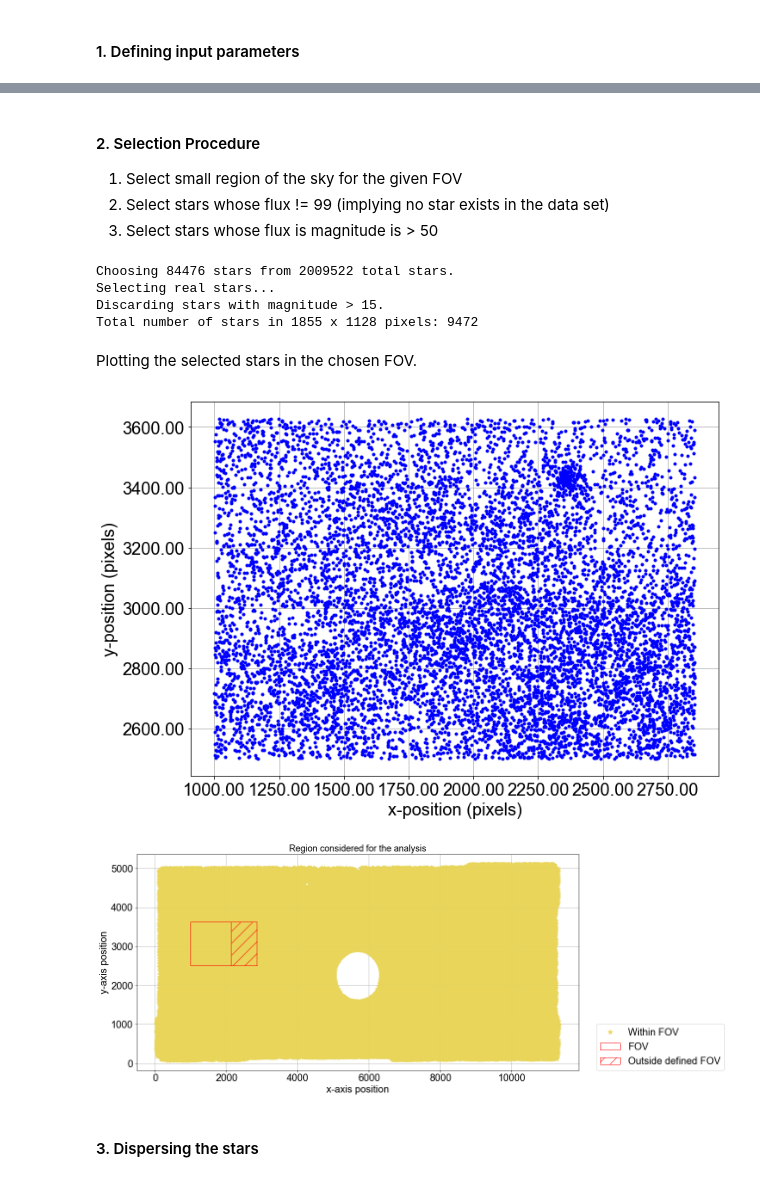
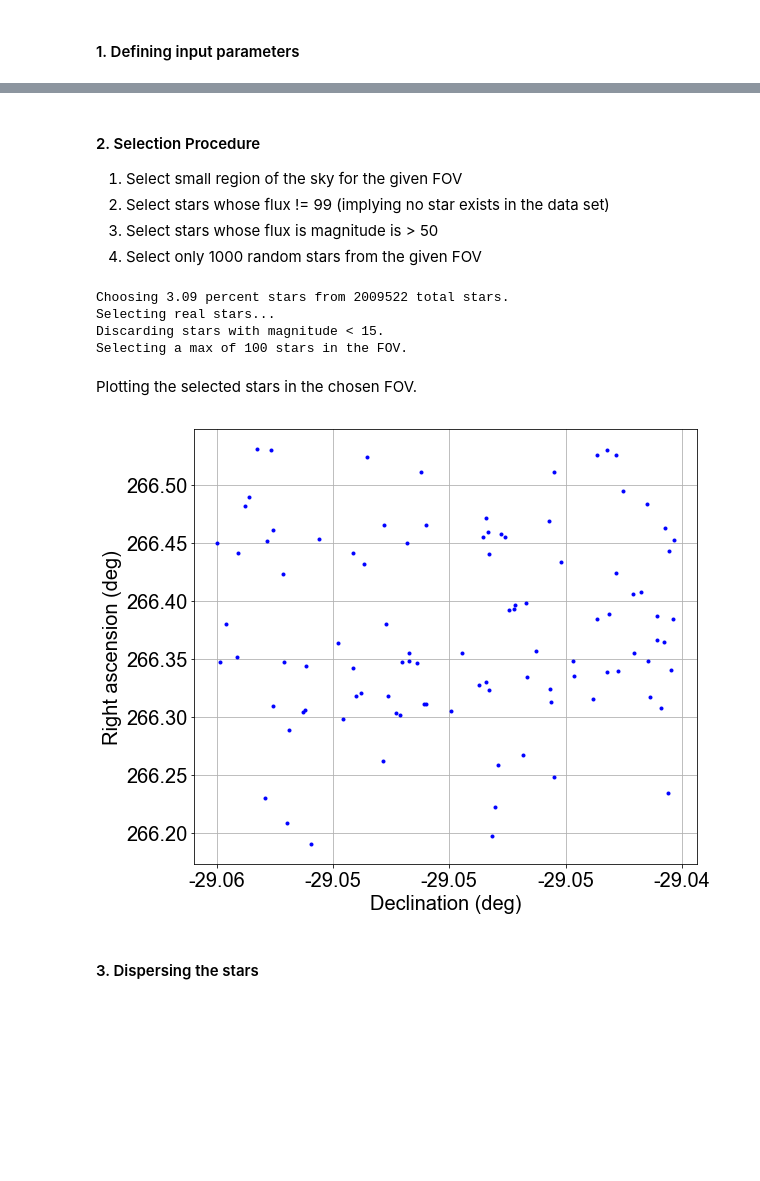
Before and after one commit to SoumyaShreeram/Slitless_spectroscopy, a Jupyter notebook: 02_Using_GALACTICNUCLEUS_catalog_to_produce_spectral_images.ipynb, the cells around one changed output, grey strips where cells are left out. Saved outputs shown, nothing was run; the diff lists cells and outputs as text; code cells hidden in the pictures; blank space fills up the shorter version.

```diff
--- a/02_Using_GALACTICNUCLEUS_catalog_to_produce_spectral_images.ipynb
+++ b/02_Using_GALACTICNUCLEUS_catalog_to_produce_spectral_images.ipynb
@@ -115,40 +86,38 @@ x_pos_full, y_pos_full, mag_H_full, mag_Ks_full = ssfm.readCatalogFile(filename,
 1. Select small region of the sky for the given FOV
 2. Select stars whose flux != 99 (implying no star exists in the data set)
 3. Select stars whose flux is magnitude is > 50
+4. Select only 1000 random stars from the given FOV
 # %%
+mag_Ks, ra_Ks, de_Ks, errors = ssfm.readCatalogFile(filename)
+
 # step 1: defining the FOV to be a few arcmin x arcmin
-x_pos, y_pos, mag_H, mag_Ks = ssfm.selectFOV(limits, x_pos_full, y_pos_full, mag_H_full, mag_Ks_full)
+de_idx_array = ssfm.selectFOV(de_ll, de_ul, de_Ks)
+mag_Ks, ra_Ks, de_Ks = mag_Ks[de_idx_array], ra_Ks[de_idx_array], de_Ks[de_idx_array]
 
 # step 2: make sure data is free of rogue points i.e. flux = 99 points
-x_pos, y_pos, mag_H, mag_Ks = ssfm.selectRealStars(x_pos, y_pos, mag_H, mag_Ks)
+mag_Ks, ra_Ks, de_Ks = ssfm.selectRealStars(mag_Ks, ra_Ks, de_Ks)
 
 # step 3: setting lower limit on the flux
-x_pos, y_pos, mag_H, mag_Ks = ssfm.cutOffFlux(cut_off_ll, x_pos, y_pos, mag_H, mag_Ks)
+mag_Ks, ra_Ks, de_Ks = ssfm.cutOffFlux(mag_Ks, ra_Ks, de_Ks, cut_off_ll)
 
-print('Total number of stars in %d x %d pixels: %d'%(u_pix_arr[0], u_pix_arr[1], len(mag_Ks)))
-np.save('Data/selected_FOV_og.npy', [x_pos, y_pos, mag_H, mag_Ks])
+# step 4: select a few thousand stars within the FOV
+mag_Ks, ra_Ks, de_Ks = ssfm.selectMaxStars(mag_Ks, ra_Ks, de_Ks, max_stars)
 # %% [output]
-Choosing 84476 stars from 2009522 total stars.
+Choosing 3.09 percent stars from 2009522 total stars.
 Selecting real stars...
-Discarding stars with magnitude > 15.
-Total number of stars in 1855 x 1128 pixels: 9472
+Discarding stars with magnitude < 15.
+Selecting a max of 100 stars in the FOV.
 # %% [markdown]
 Plotting the selected stars in the chosen FOV.
 # %%
-fig, ax = plt.subplots(1,1,figsize=(11,8))
+fig, ax = plt.subplots(1,1,figsize=(9,8))
 
 # plotting the stars
-ax.plot(x_pos, y_pos, "b.")
-pt.setLabel(ax, 'x-position (pixels)', 'y-position (pixels)', '', 'default', 'default', legend=False)
+ax.plot(de_Ks, ra_Ks, "b.")
+pt.setLabel(ax, 'Declination (deg)', 'Right ascension (deg)', '', 'default', 'default', legend=False)
 
 pt.shortenXYaxisTicks(ax)
 # %% [output]
-[figure, old version]
+[figure, new version]
-# %%
-total_stars_FOV_params = [x_pos, y_pos, mag_H, mag_Ks]
-selected_c_pxls = np.load('Data/selected_central_pixels.npy')
-pt.showTheRegionOfAnalysis(selected_c_pxls, total_stars_FOV_params, x_start, y_start, u_pix)
-# %% [output]
-[figure, removed]
 # %% [markdown]
 #### 3. Dispersing the stars
```
Also changed, not shown: parts of 37 cells of this notebook, 7 other files.
